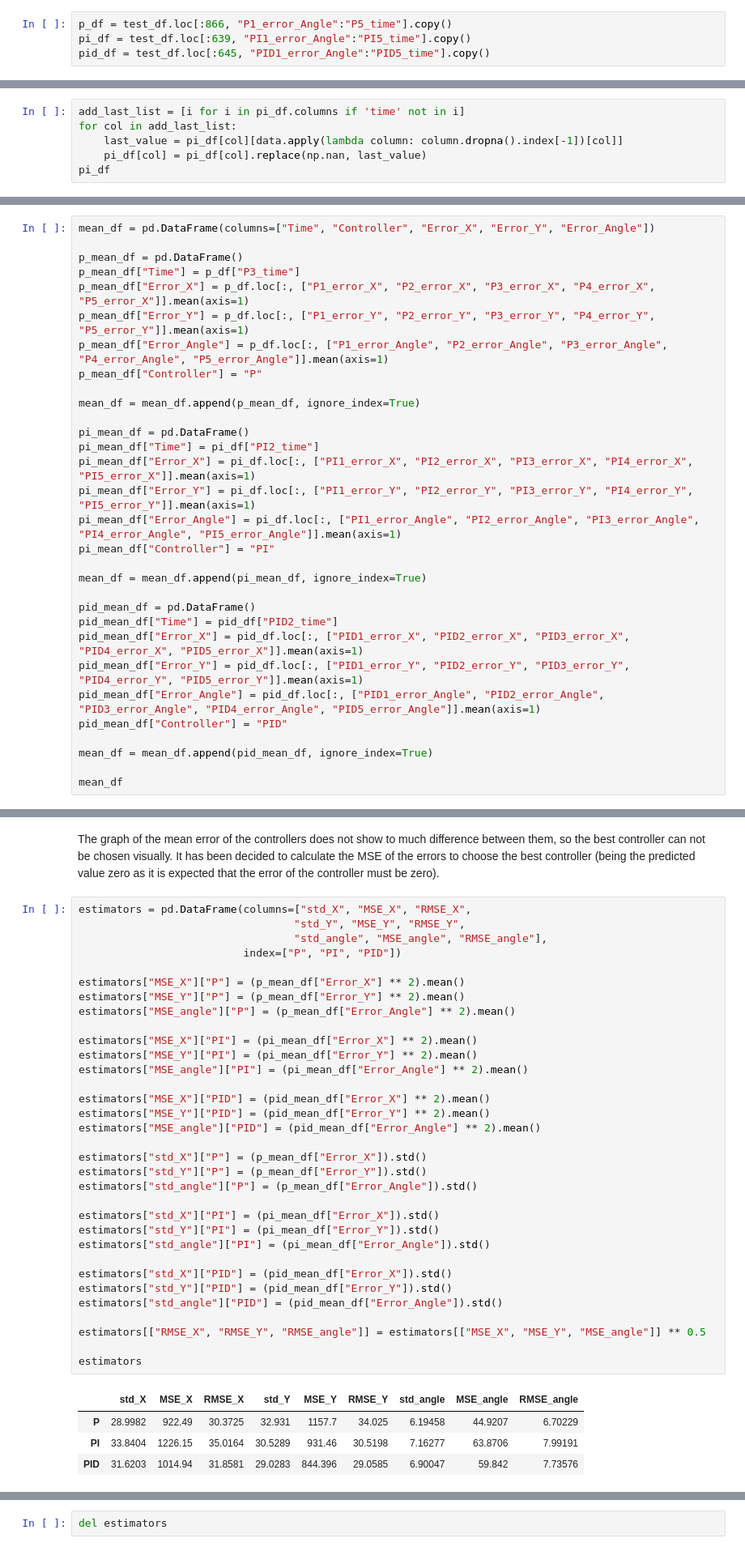
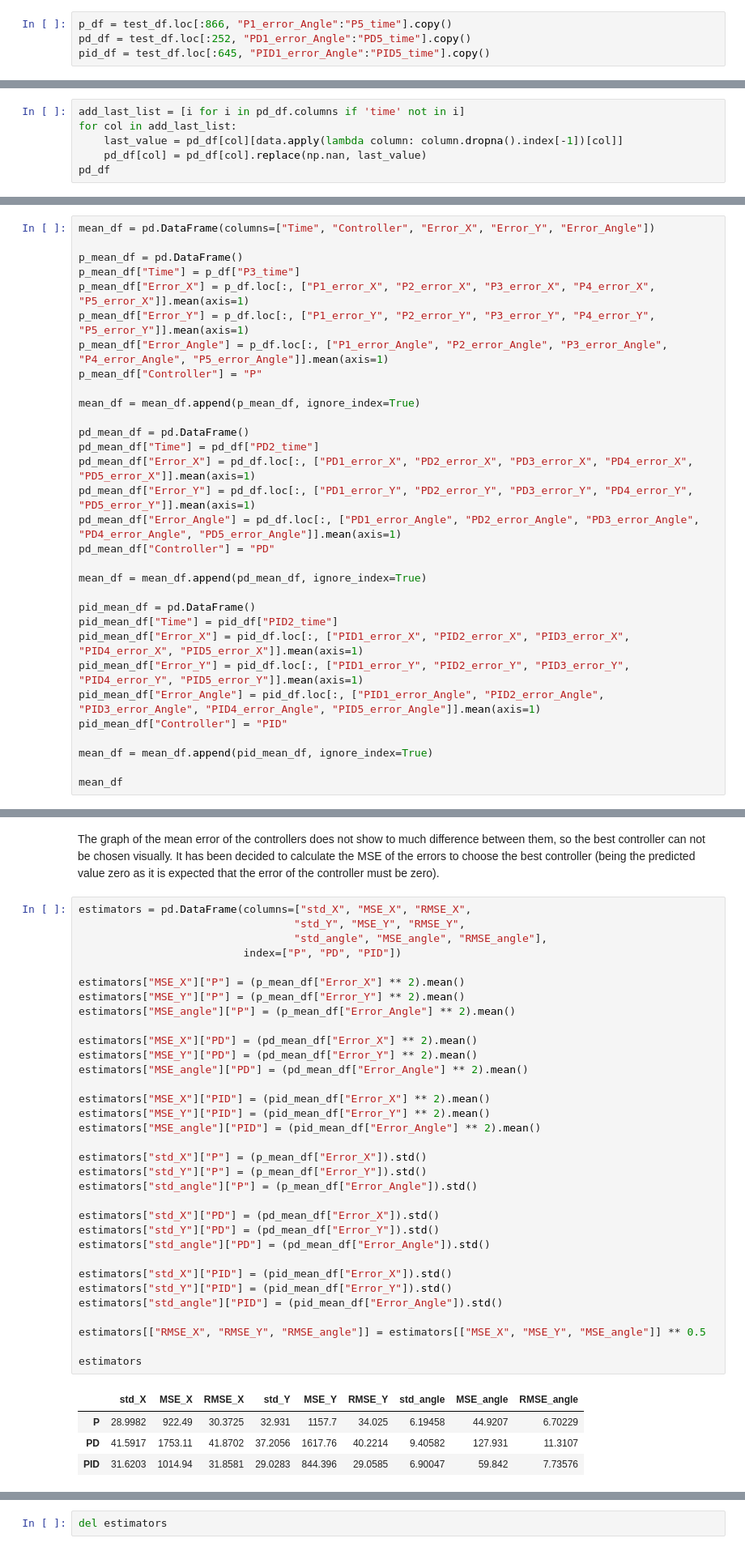
Before and after one commit to apinto25/autonomous_landing_data_analysis, a Jupyter notebook: controller_errors_analysis.ipynb, the cells around one changed output, grey strips where cells are left out. Shown at 81% size. Saved outputs shown, nothing was run; the diff lists cells and outputs as text.

```diff
--- a/controller_errors_analysis.ipynb
+++ b/controller_errors_analysis.ipynb
@@ -315,7 +315,7 @@ Slice _test_df_ in three dataframes P, PI and PID. For each dataframe copy all r
  * For the PID controller: from row 0 to row 645 (the longest duration test was PID2).
 # %%
 p_df = test_df.loc[:866, "P1_error_Angle":"P5_time"].copy()
-pi_df = test_df.loc[:639, "PI1_error_Angle":"PI5_time"].copy()
+pd_df = test_df.loc[:252, "PD1_error_Angle":"PD5_time"].copy()
 pid_df = test_df.loc[:645, "PID1_error_Angle":"PID5_time"].copy()
 # %% [markdown]
 Complete the columns (excluding the times) by replacing the NaN values with the last value of the test, for the three controller dataframes.
@@ -340,9 +340,9 @@ p_df
 | 865 | 1.074809 | 15.994263 | 3.666245 | NaN | 0.219331 | -14.319733 | 5.046982 | NaN | ... |
 866 rows × 20 columns
 # %%
-add_last_list = [i for i in pi_df.columns if 'time' not in i]
+add_last_list = [i for i in pd_df.columns if 'time' not in i]
 for col in add_last_list:
-    last_value = pi_df[col][data.apply(lambda column: column.dropna().index[-1])[col]]
-    pi_df[col] = pi_df[col].replace(np.nan, last_value)
-pi_df
+    last_value = pd_df[col][data.apply(lambda column: column.dropna().index[-1])[col]]
+    pd_df[col] = pd_df[col].replace(np.nan, last_value)
+pd_df
 # %% [output]
@@ -420,14 +420,14 @@ p_mean_df["Controller"] = "P"
 
 mean_df = mean_df.append(p_mean_df, ignore_index=True)
 
-pi_mean_df = pd.DataFrame()
-pi_mean_df["Time"] = pi_df["PI2_time"]
-pi_mean_df["Error_X"] = pi_df.loc[:, ["PI1_error_X", "PI2_error_X", "PI3_error_X", "PI4_error_X", "PI5_error_X"]].mean(axis=1)
-pi_mean_df["Error_Y"] = pi_df.loc[:, ["PI1_error_Y", "PI2_error_Y", "PI3_error_Y", "PI4_error_Y", "PI5_error_Y"]].mean(axis=1)
-pi_mean_df["Error_Angle"] = pi_df.loc[:, ["PI1_error_Angle", "PI2_error_Angle", "PI3_error_Angle", "PI4_error_Angle", "PI5_error_Angle"]].mean(axis=1)
-pi_mean_df["Controller"] = "PI"
+pd_mean_df = pd.DataFrame()
+pd_mean_df["Time"] = pd_df["PD2_time"]
+pd_mean_df["Error_X"] = pd_df.loc[:, ["PD1_error_X", "PD2_error_X", "PD3_error_X", "PD4_error_X", "PD5_error_X"]].mean(axis=1)
+pd_mean_df["Error_Y"] = pd_df.loc[:, ["PD1_error_Y", "PD2_error_Y", "PD3_error_Y", "PD4_error_Y", "PD5_error_Y"]].mean(axis=1)
+pd_mean_df["Error_Angle"] = pd_df.loc[:, ["PD1_error_Angle", "PD2_error_Angle", "PD3_error_Angle", "PD4_error_Angle", "PD5_error_Angle"]].mean(axis=1)
+pd_mean_df["Controller"] = "PD"
 
-mean_df = mean_df.append(pi_mean_df, ignore_index=True)
+mean_df = mean_df.append(pd_mean_df, ignore_index=True)
 
 pid_mean_df = pd.DataFrame()
 pid_mean_df["Time"] = pid_df["PID2_time"]
@@ -499,40 +499,40 @@ The graph of the mean error of the controllers does not show to much difference
 # %%
 estimators = pd.DataFrame(columns=["std_X", "MSE_X", "RMSE_X",
                                   "std_Y", "MSE_Y", "RMSE_Y",
                                   "std_angle", "MSE_angle", "RMSE_angle"],
-                          index=["P", "PI", "PID"])
+                          index=["P", "PD", "PID"])
 
 estimators["MSE_X"]["P"] = (p_mean_df["Error_X"] ** 2).mean()
 estimators["MSE_Y"]["P"] = (p_mean_df["Error_Y"] ** 2).mean()
 estimators["MSE_angle"]["P"] = (p_mean_df["Error_Angle"] ** 2).mean()
 
-estimators["MSE_X"]["PI"] = (pi_mean_df["Error_X"] ** 2).mean()
-estimators["MSE_Y"]["PI"] = (pi_mean_df["Error_Y"] ** 2).mean()
-estimators["MSE_angle"]["PI"] = (pi_mean_df["Error_Angle"] ** 2).mean()
+estimators["MSE_X"]["PD"] = (pd_mean_df["Error_X"] ** 2).mean()
+estimators["MSE_Y"]["PD"] = (pd_mean_df["Error_Y"] ** 2).mean()
+estimators["MSE_angle"]["PD"] = (pd_mean_df["Error_Angle"] ** 2).mean()
 
 estimators["MSE_X"]["PID"] = (pid_mean_df["Error_X"] ** 2).mean()
 estimators["MSE_Y"]["PID"] = (pid_mean_df["Error_Y"] ** 2).mean()
 estimators["MSE_angle"]["PID"] = (pid_mean_df["Error_Angle"] ** 2).mean()
 
 estimators["std_X"]["P"] = (p_mean_df["Error_X"]).std()
 estimators["std_Y"]["P"] = (p_mean_df["Error_Y"]).std()
 estimators["std_angle"]["P"] = (p_mean_df["Error_Angle"]).std()
 
-estimators["std_X"]["PI"] = (pi_mean_df["Error_X"]).std()
-estimators["std_Y"]["PI"] = (pi_mean_df["Error_Y"]).std()
-estimators["std_angle"]["PI"] = (pi_mean_df["Error_Angle"]).std()
+estimators["std_X"]["PD"] = (pd_mean_df["Error_X"]).std()
+estimators["std_Y"]["PD"] = (pd_mean_df["Error_Y"]).std()
+estimators["std_angle"]["PD"] = (pd_mean_df["Error_Angle"]).std()
 
 estimators["std_X"]["PID"] = (pid_mean_df["Error_X"]).std()
 estimators["std_Y"]["PID"] = (pid_mean_df["Error_Y"]).std()
 estimators["std_angle"]["PID"] = (pid_mean_df["Error_Angle"]).std()
 
 estimators[["RMSE_X", "RMSE_Y", "RMSE_angle"]] = estimators[["MSE_X", "MSE_Y", "MSE_angle"]] ** 0.5
 
 estimators
 # %% [output]
 |  | std_X | MSE_X | RMSE_X | std_Y | MSE_Y | RMSE_Y | std_angle | MSE_angle | RMSE_angle |
 | P | 28.9982 | 922.49 | 30.3725 | 32.931 | 1157.7 | 34.025 | 6.19458 | 44.9207 | 6.70229 |
-| PI | 33.8404 | 1226.15 | 35.0164 | 30.5289 | 931.46 | 30.5198 | 7.16277 | 63.8706 | 7.99191 |
+| PD | 41.5917 | 1753.11 | 41.8702 | 37.2056 | 1617.76 | 40.2214 | 9.40582 | 127.931 | 11.3107 |
 | PID | 31.6203 | 1014.94 | 31.8581 | 29.0283 | 844.396 | 29.0585 | 6.90047 | 59.842 | 7.73576 |
 # %%
 def highlight_min(s):
```
Also changed, not shown: parts of 15 cells of this notebook, 1 other file.
